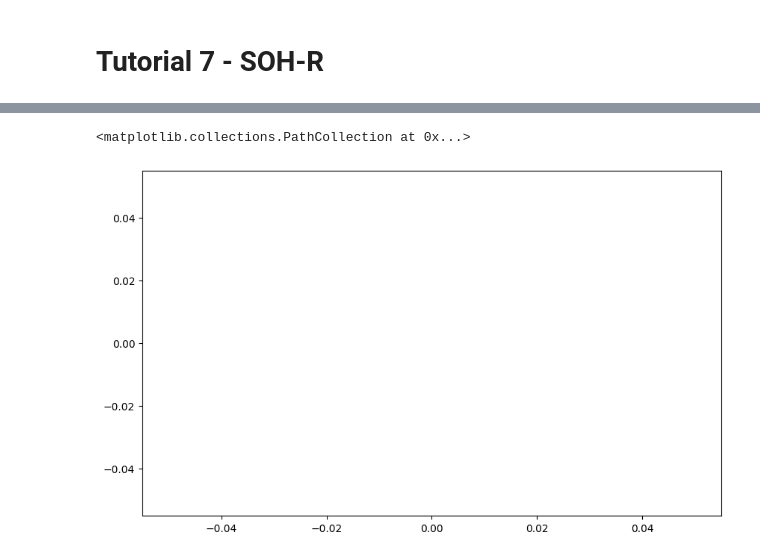
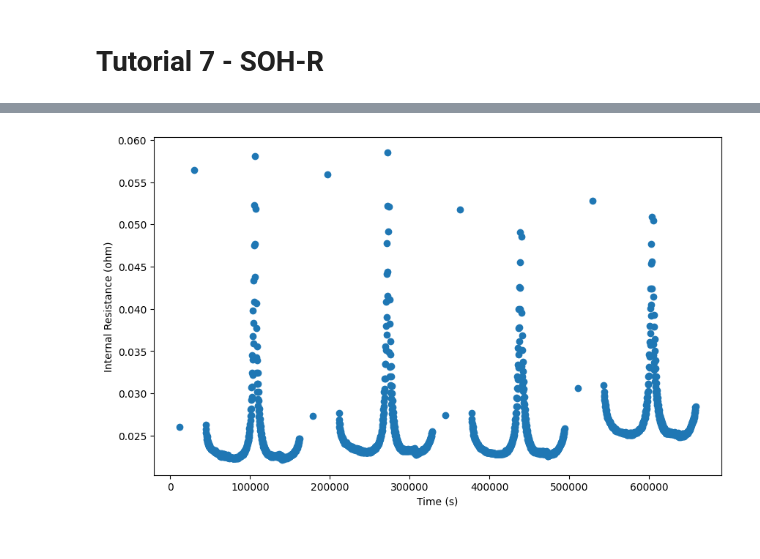
Before and after one commit to eet-tub/pydpeet, a Jupyter notebook: docs/examples/notebooks/Tutorial_07_SOH_R.ipynb, the cells around one changed output, grey strips where cells are left out. Saved outputs shown, nothing was run; the diff lists cells and outputs as text; code cells hidden in the pictures.

```diff
--- a/docs/examples/notebooks/Tutorial_07_SOH_R.ipynb
+++ b/docs/examples/notebooks/Tutorial_07_SOH_R.ipynb
@@ -7,5 +7,5 @@ import pydpeet as eet
 
 eet.set_logging_style("ERROR")
 # %%
-Data = eet.read(config="neware_8_0_0_516", input_path=r"..\..\res\raw\Cal_Ageing_Checkup3.xlsx")
-Data.head()
+Datas = eet.read(config="neware_8_0_0_516", input_path=r"..\..\res\raw")
+Data = eet.merge_into_series(Datas)
@@ -44,6 +37,8 @@ Data.head()
 # %%
 fig, ax = plt.subplots(figsize=(10, 6))
 ax.scatter(Data["Test_Time[s]"], Data["InternalResistance[ohm]"])
+ax.set_xlabel("Time (s)")
+ax.set_ylabel("Internal Resistance (ohm)")
+plt.show()
 # %% [output]
-<matplotlib.collections.PathCollection at 0x...>
-[figure, old version]
+[figure, new version]
```
Also changed, not shown: parts of 3 cells of this notebook, 10 other files.
